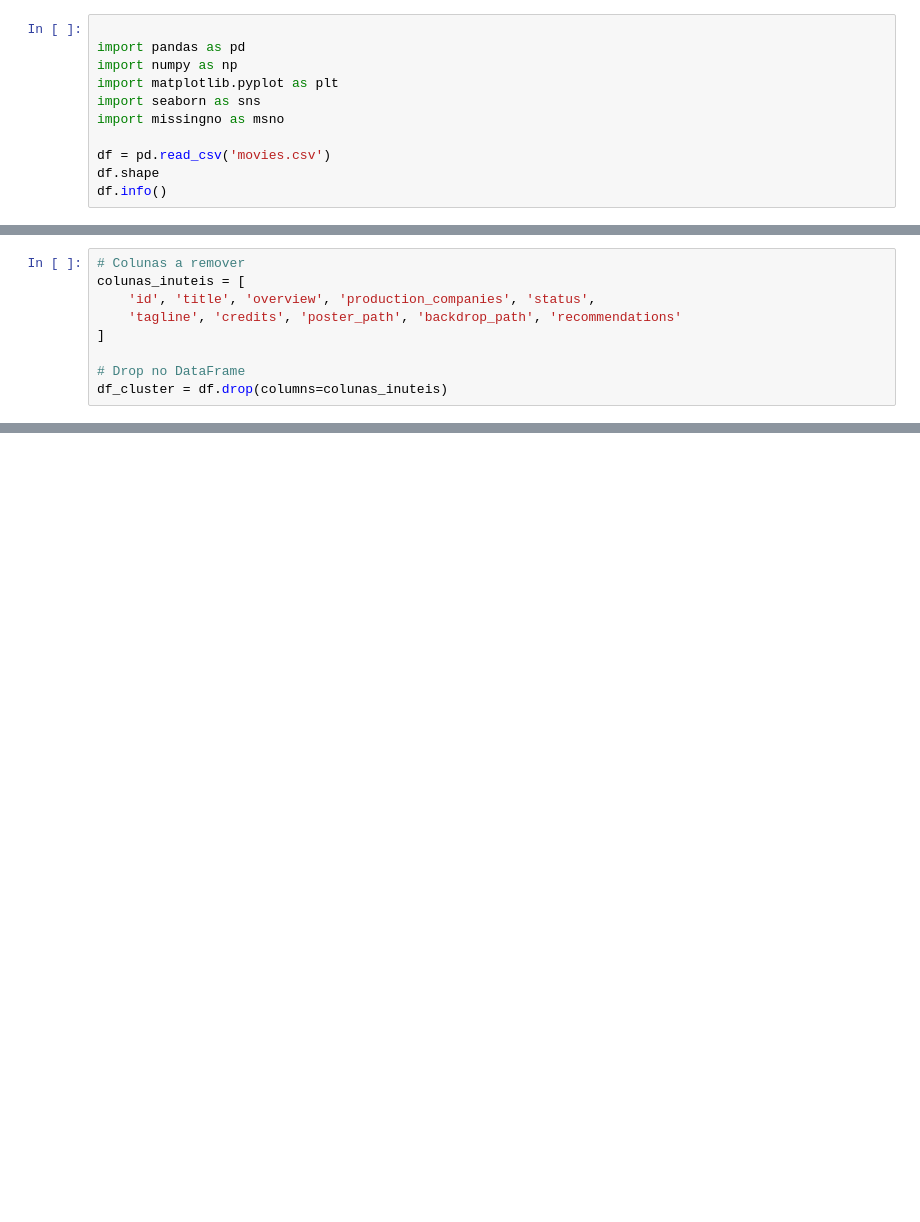
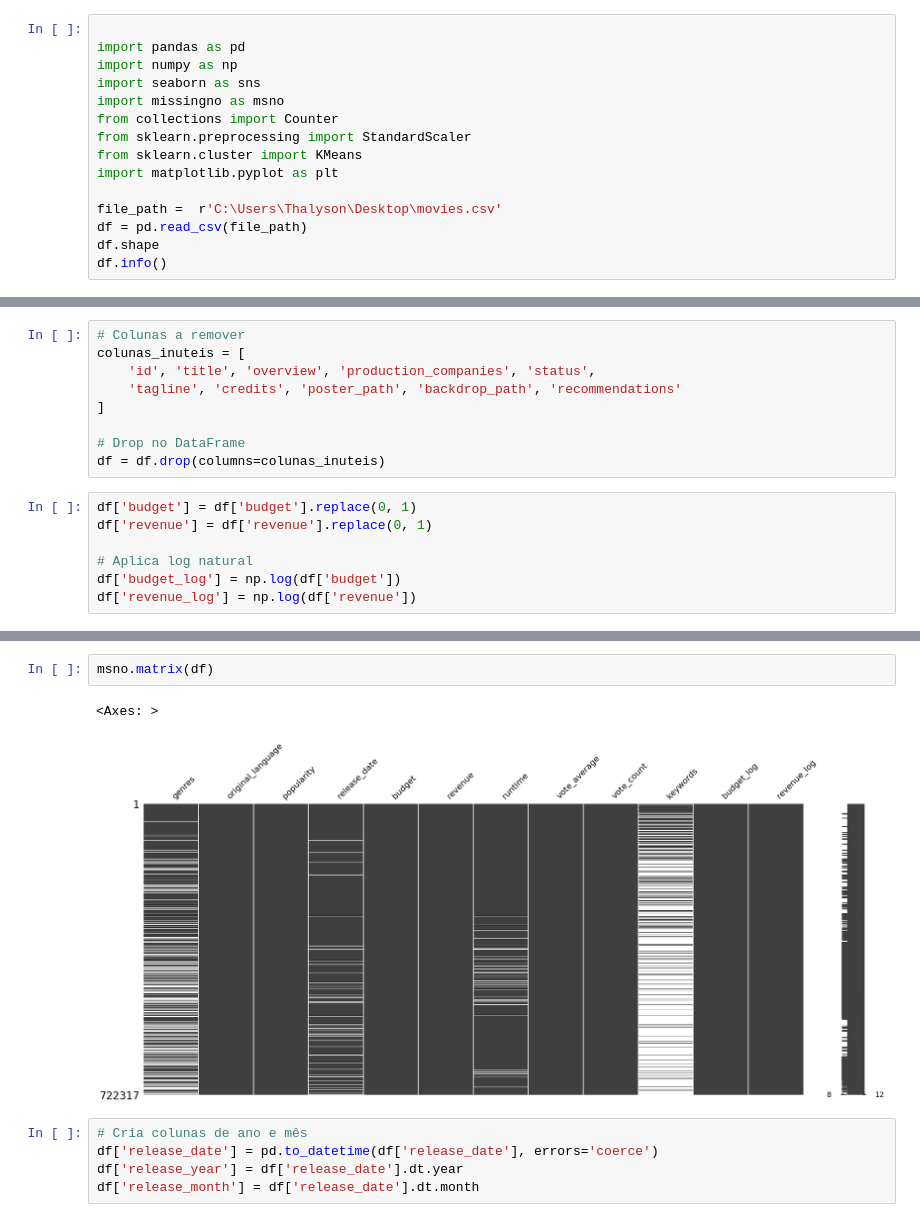
Before and after one commit to rodrigosantana24/projeto-pisi3, a Jupyter notebook: clusterizacao_thalyson.ipynb, the cells around one changed output, grey strips where cells are left out. Drawn from its saved outputs; the diff is of its cells as text; blank space fills up the shorter version.

```diff
--- a/clusterizacao_thalyson.ipynb
+++ b/clusterizacao_thalyson.ipynb
@@ -2,10 +2,14 @@
 
 import pandas as pd
 import numpy as np
-import matplotlib.pyplot as plt
 import seaborn as sns
 import missingno as msno
+from collections import Counter
+from sklearn.preprocessing import StandardScaler
+from sklearn.cluster import KMeans
+import matplotlib.pyplot as plt
 
-df = pd.read_csv('movies.csv')
+file_path =  r'C:\Users\Thalyson\Desktop\movies.csv'
+df = pd.read_csv(file_path)
 df.shape
 df.info()
@@ -35,4 +21,11 @@ colunas_inuteis = [
 ]
 
 # Drop no DataFrame
-df_cluster = df.drop(columns=colunas_inuteis)
+df = df.drop(columns=colunas_inuteis)
+# %%
+df['budget'] = df['budget'].replace(0, 1)
+df['revenue'] = df['revenue'].replace(0, 1)
+
+# Aplica log natural
+df['budget_log'] = np.log(df['budget'])
+df['revenue_log'] = np.log(df['revenue'])
@@ -38,0 +48,10 @@ df_cluster = df.drop(columns=colunas_inuteis)
+# %%
+msno.matrix(df)
+# %% [output]
+<Axes: >
+[figure, added]
+# %%
+# Cria colunas de ano e mês
+df['release_date'] = pd.to_datetime(df['release_date'], errors='coerce')
+df['release_year'] = df['release_date'].dt.year
+df['release_month'] = df['release_date'].dt.month
```
Also changed, not shown: parts of 10 cells of this notebook.
